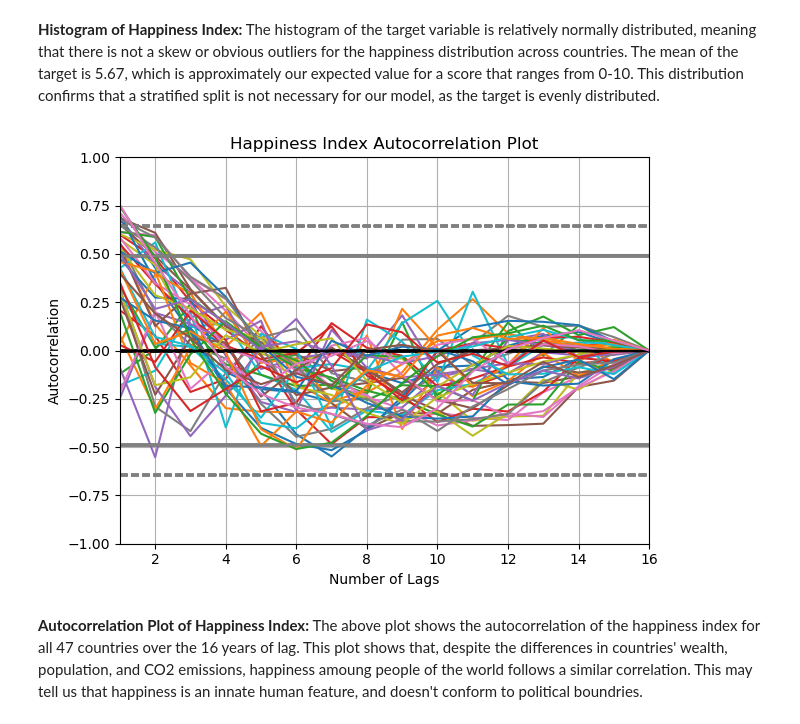
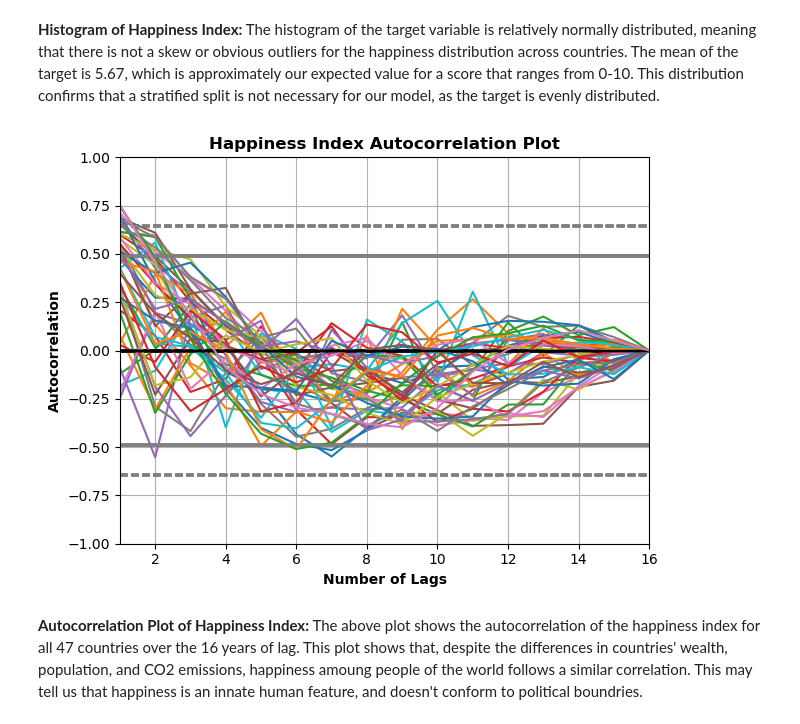
Before and after one commit to iwecht1/1030project, a Jupyter notebook: src/Solving For Happiness.ipynb, the cells around one changed output. Saved outputs shown, nothing was run; the diff lists cells and outputs as text; code cells hidden in the pictures.

```diff
--- a/src/Solving For Happiness.ipynb
+++ b/src/Solving For Happiness.ipynb
@@ -103,19 +103,20 @@ plt.show()
 # %%
 # plot the auotcorrelation of the happiness index overtime
 countries = df['Country'].unique()
 for c in countries:
 
     hc = df.loc[df['Country']==c,df.columns=='Target Score']
     pd.plotting.autocorrelation_plot(hc)
 
-plt.title("Happiness Index Autocorrelation Plot")
+plt.title("Happiness Index Autocorrelation Plot", weight='bold')
 plt.tight_layout()
 
-plt.xlabel('Number of Lags')
-plt.savefig(fname='../figures/happiness_autocorr',format='png')
+plt.xlabel('Number of Lags',weight='bold')
+plt.ylabel('Autocorrelation',weight='bold')
+plt.savefig(fname='../figures/happiness_autocorr',format='png',dpi=300)
 plt.show()
 # %% [output]
-[figure, old version]
+[figure, new version]
 # %% [markdown]
 **Autocorrelation Plot of Happiness Index:** The above plot shows the autocorrelation of the happiness index for all 47 countries over the 16 years of lag. This plot shows that, despite the differences in countries' wealth, population, and CO2 emissions, happiness amoung people of the world follows a similar correlation. This may tell us that happiness is an innate human feature, and doesn't conform to political boundries.
 # %% [markdown]
```
Also changed, not shown: parts of 3 cells of this notebook, 4 other files.
